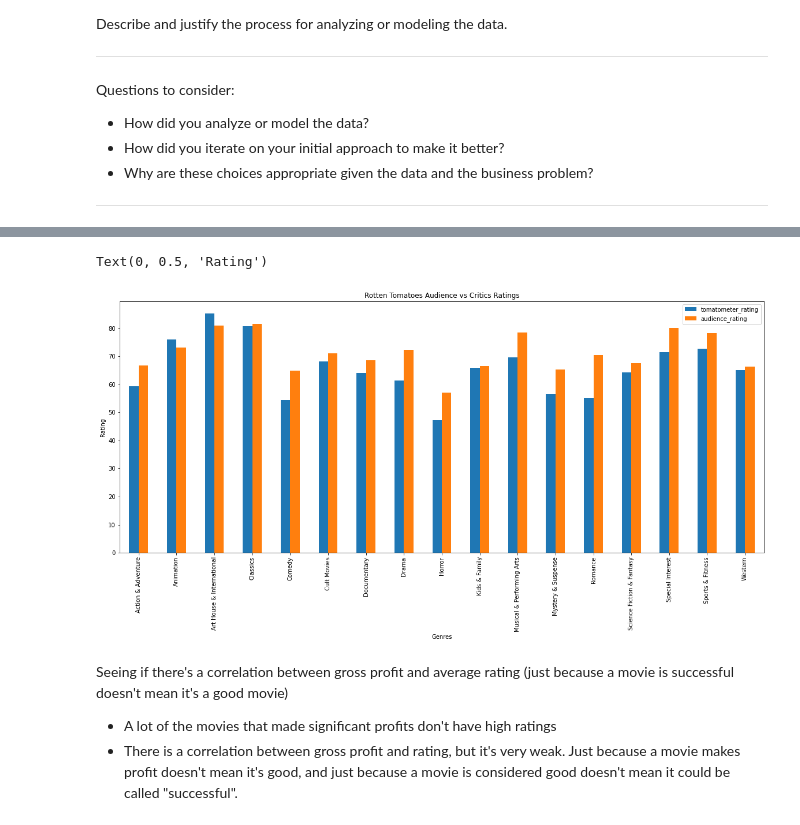
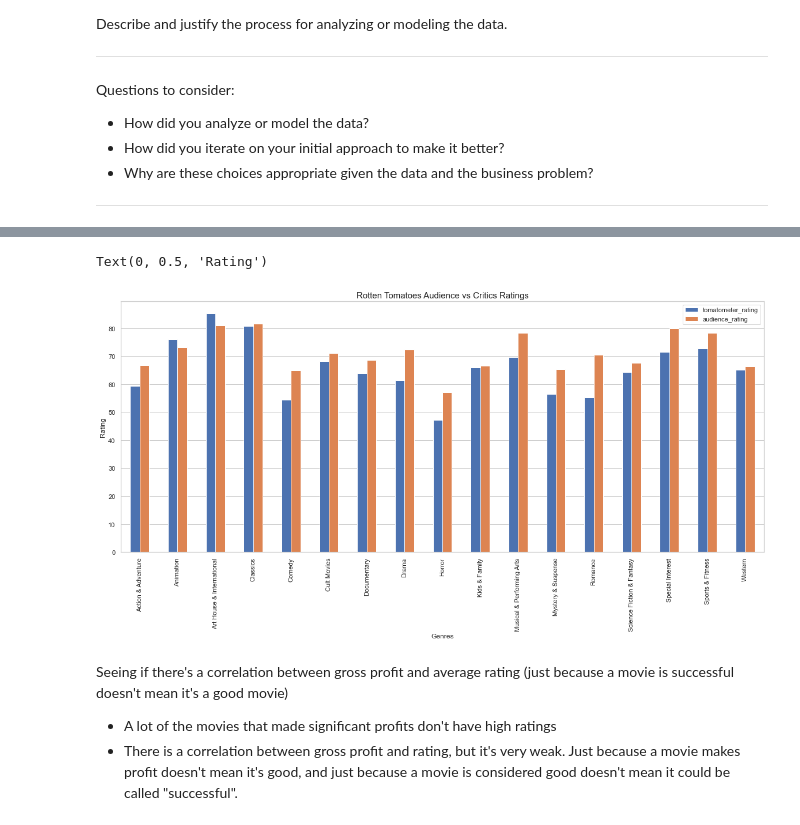
Before and after one commit to nancyho83/Microsoft-Movie-Analysis, a Jupyter notebook: microsoft-movie-analysis-code.ipynb, the cells around one changed output, grey strips where cells are left out. Cells and saved outputs as stored; diff of their text form; code cells hidden in the pictures.

```diff
--- a/microsoft-movie-analysis-code.ipynb
+++ b/microsoft-movie-analysis-code.ipynb
@@ -305,5 +355,6 @@ Total gross for movies based on genre (domestic gross is denoted)
 # %%
 f, ax = plt.subplots(figsize=(12,8))
+sns.set_theme(style="whitegrid")
 sns.set_color_codes('pastel')
 sns.barplot(x='split_genres', y='total_gross', data=split_gross_df, label='Total gross', color='b', ci=None, order=alphabetical_genres)
 
@@ -313,6 +364,6 @@ ax.set_xticklabels(ax.get_xticklabels(), rotation=90)
 ax.legend(bbox_to_anchor=(1.19, 1), loc="upper right", frameon=True)
 ax.set_xlabel('Genres')
 ax.set_ylabel('Average gross profit (in millions)')
-ax.set_title('Average Gross Profit Based On Genre')
+ax.set_title('Average Gross Profit Based On Genre', fontsize=15)
 # %% [output]
 Text(0.5, 1.0, 'Average Gross Profit Based On Genre')
@@ -323,10 +373,11 @@ IMDB average ratings by individual genres
 # %%
 f, ax = plt.subplots(figsize=(15,8))
-sns.barplot(x='split_genres', y='averagerating', data=split_ratings_df, ci=None, order=alphabetical_genres)
+sns.set_theme(style="whitegrid")
+sns.barplot(x='split_genres', y='averagerating', data=split_ratings_df, ci=None, order=alphabetical_genres, ax=ax)
 ax.set_xticklabels(ax.get_xticklabels(), rotation=90)
 ax.set_ylim(0,10)
 ax.set_xlabel('Genres')
 ax.set_ylabel('Average movie rating')
-ax.set_title('IMDB Average Movie Ratings (Individual Genres)')
+ax.set_title('IMDB Average Movie Ratings (Individual Genres)', fontsize=15)
 # %% [output]
 Text(0.5, 1.0, 'IMDB Average Movie Ratings (Individual Genres)')
@@ -337,11 +387,12 @@ IMDB average ratings for common combinations of genres (more than 500 movies)
 # %%
 f, ax = plt.subplots(figsize=(15,8))
+sns.set_theme(style="whitegrid")
 ax = sns.barplot(x='genres', y='averagerating', data=combined_ratings_df,
                 order=x2_df, ci=None)
 ax.set_xticklabels(ax.get_xticklabels(), rotation=90)
 ax.set_ylim(0,10)
 ax.set_xlabel('Genres')
 ax.set_ylabel('Average movie rating')
-ax.set_title('IMDB Average Movie Ratings (Combined Genres)')
+ax.set_title('IMDB Average Movie Ratings (Combined Genres)', fontsize=15)
 # %% [output]
 Text(0.5, 1.0, 'IMDB Average Movie Ratings (Combined Genres)')
@@ -352,12 +404,13 @@ Comparing audience vs critics (tomatometer) ratings by genre
 # %%
 fig, ax = plt.subplots(figsize=(20,8))
 split_tomatoes_df[['tomatometer_rating', 'audience_rating']].plot(kind='bar', ax=ax)
-ax.set_title('Rotten Tomatoes Audience vs Critics Ratings')
+ax.grid(axis='x')
+ax.set_title('Rotten Tomatoes Audience vs Critics Ratings', fontsize=15)
 ax.set_xlabel('Genres')
 ax.set_ylabel('Rating')
 # %% [output]
 Text(0, 0.5, 'Rating')
-[figure, old version]
+[figure, new version]
 # %% [markdown]
 Seeing if there's a correlation between gross profit and average rating (just because a movie is successful doesn't mean it's a good movie)
 - A lot of the movies that made significant profits don't have high ratings
```
Also changed, not shown: parts of 43 cells of this notebook.
